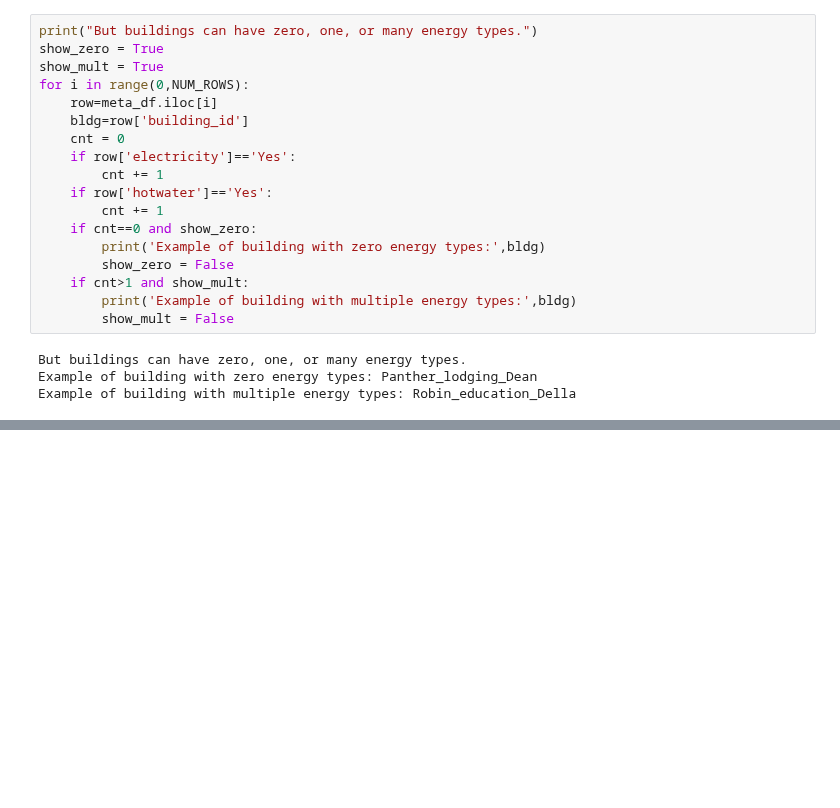
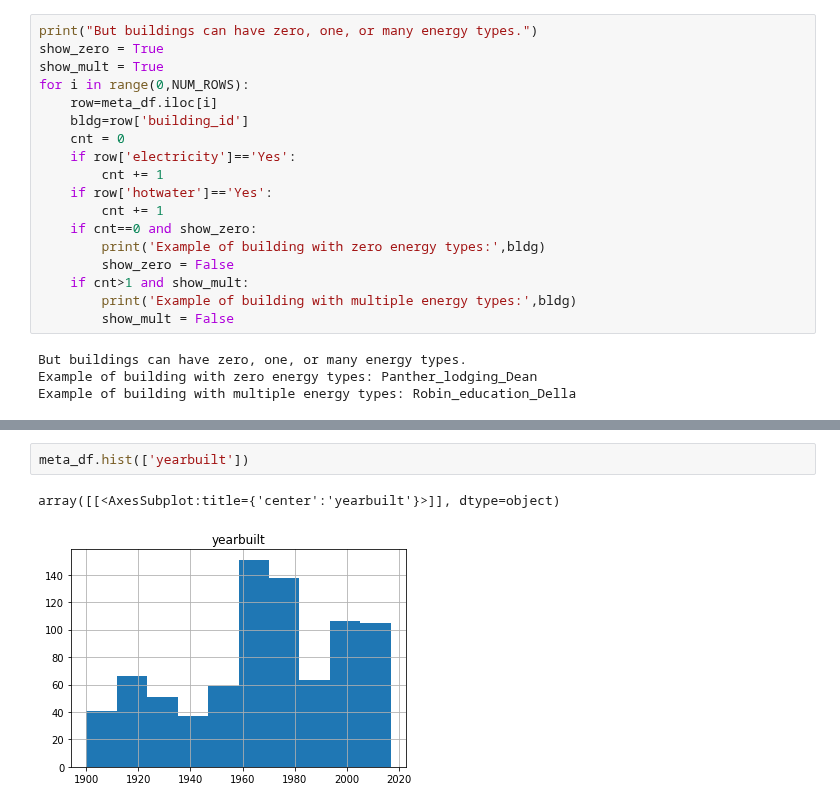
Before and after one commit to ShepherdCode/BuildingEnergy, a Jupyter notebook: Metadata_100.ipynb, the cells around one changed output, grey strips where cells are left out. Saved outputs shown, nothing was run; the diff lists cells and outputs as text; blank space fills up the shorter version.

Commit message:
Histogram of building age.

```diff
--- a/Metadata_100.ipynb
+++ b/Metadata_100.ipynb
@@ -206,0 +280,5 @@ meta_df[['eui','site_eui','source_eui']].describe()
+# %%
+meta_df.hist(['yearbuilt'])
+# %% [output]
+array([[<AxesSubplot:title={'center':'yearbuilt'}>]], dtype=object)
+[figure, added]
```
Also changed, not shown: parts of 9 cells of this notebook.
